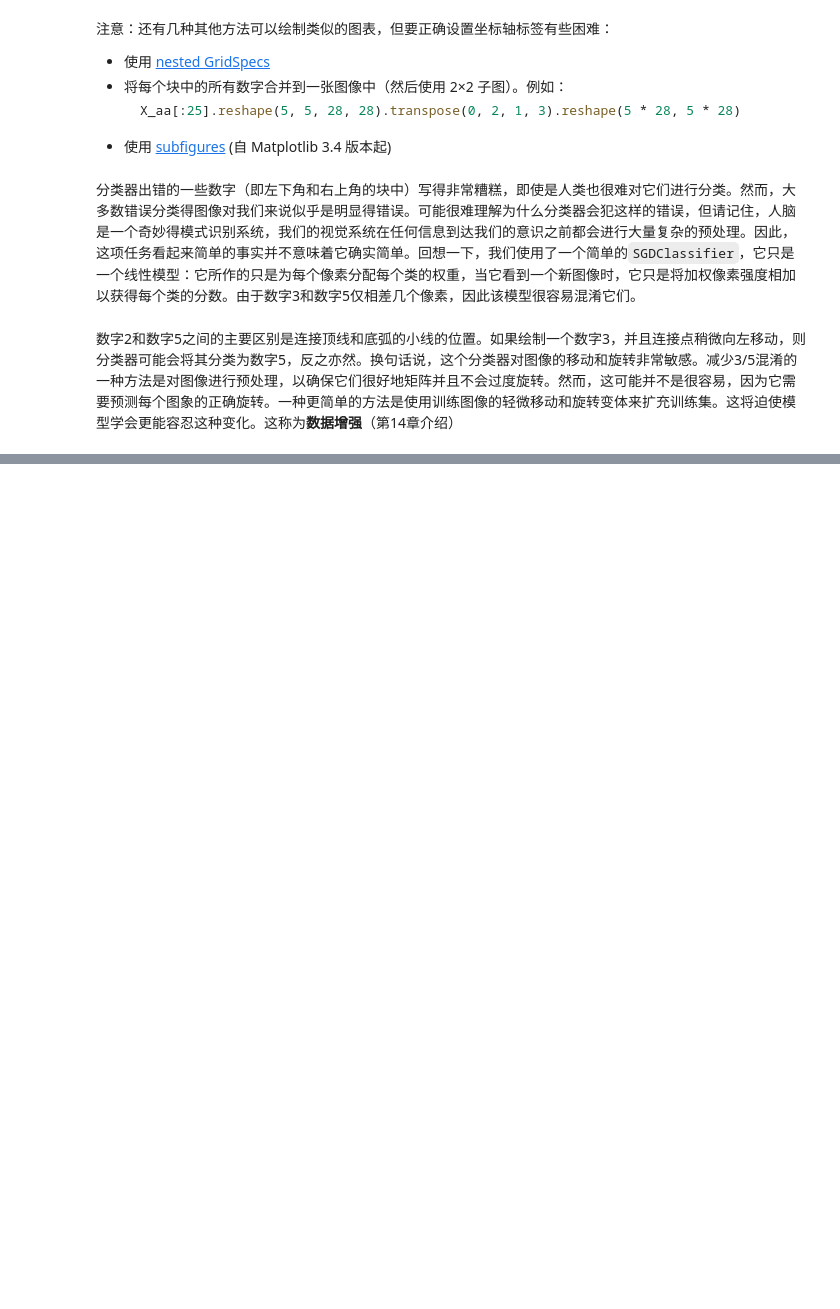
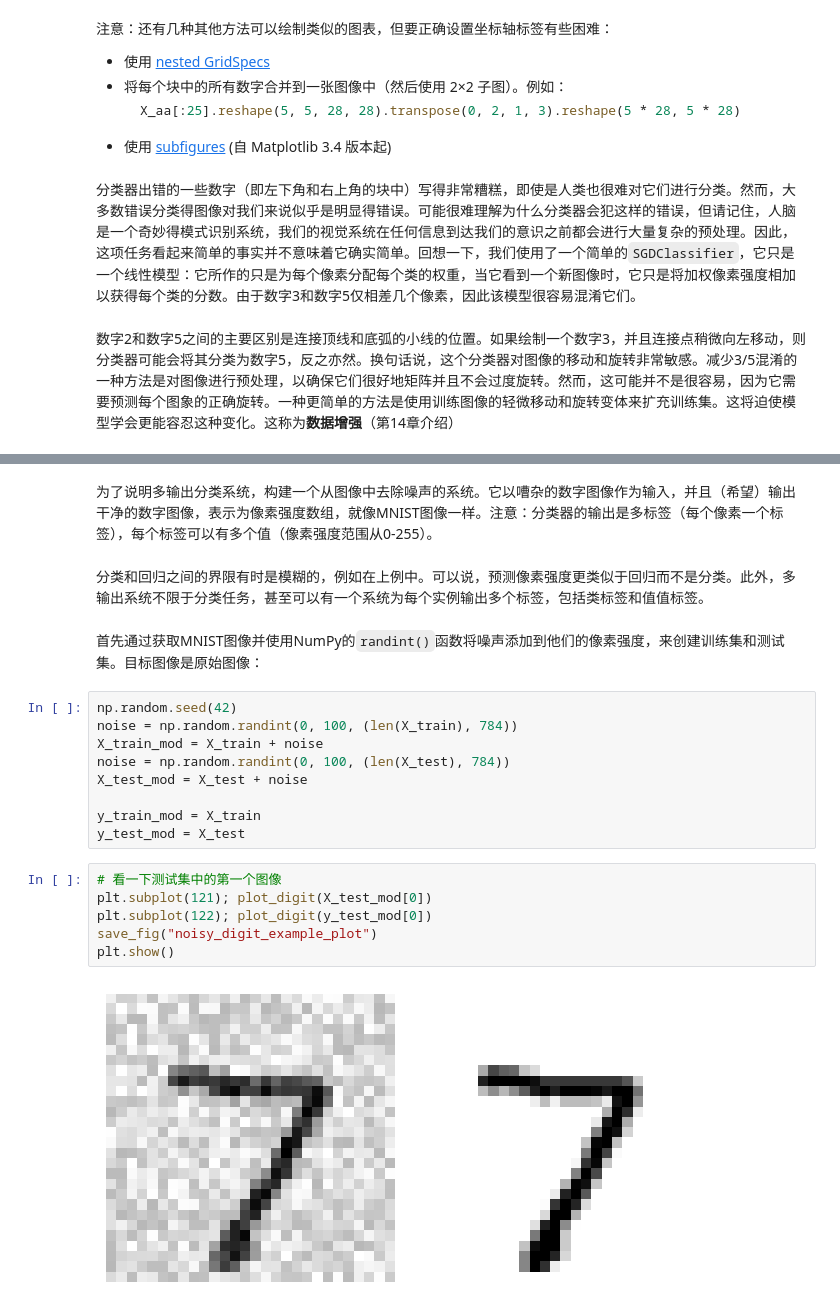
Before and after one commit to machao318927/Hands-On-Machine-Learning, a Jupyter notebook: my-study/03_classification.ipynb, the cells around one changed output, grey strips where cells are left out. Saved outputs shown, nothing was run; the diff lists cells and outputs as text; blank space fills up the shorter version.

```diff
--- a/my-study/03_classification.ipynb
+++ b/my-study/03_classification.ipynb
@@ -1109,0 +1173,23 @@ plt.show()
+# %% [markdown]
+为了说明多输出分类系统，构建一个从图像中去除噪声的系统。它以嘈杂的数字图像作为输入，并且（希望）输出干净的数字图像，表示为像素强度数组，就像MNIST图像一样。注意：分类器的输出是多标签（每个像素一个标签），每个标签可以有多个值（像素强度范围从0-255）。
+# %% [markdown]
+分类和回归之间的界限有时是模糊的，例如在上例中。可以说，预测像素强度更类似于回归而不是分类。此外，多输出系统不限于分类任务，甚至可以有一个系统为每个实例输出多个标签，包括类标签和值值标签。
+# %% [markdown]
+首先通过获取MNIST图像并使用NumPy的`randint()`函数将噪声添加到他们的像素强度，来创建训练集和测试集。目标图像是原始图像：
+# %%
+np.random.seed(42)
+noise = np.random.randint(0, 100, (len(X_train), 784))
+X_train_mod = X_train + noise
+noise = np.random.randint(0, 100, (len(X_test), 784))
+X_test_mod = X_test + noise
+
+y_train_mod = X_train
+y_test_mod = X_test
+# %%
+# 看一下测试集中的第一个图像
+plt.subplot(121); plot_digit(X_test_mod[0])
+plt.subplot(122); plot_digit(y_test_mod[0])
+save_fig("noisy_digit_example_plot")
+plt.show()
+# %% [output]
+[figure, added]
```
Also changed, not shown: parts of 16 cells of this notebook, 1 other file.
